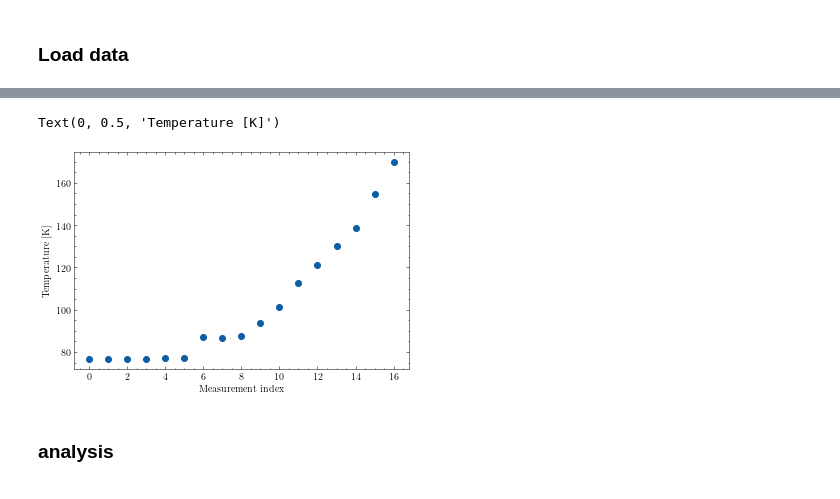
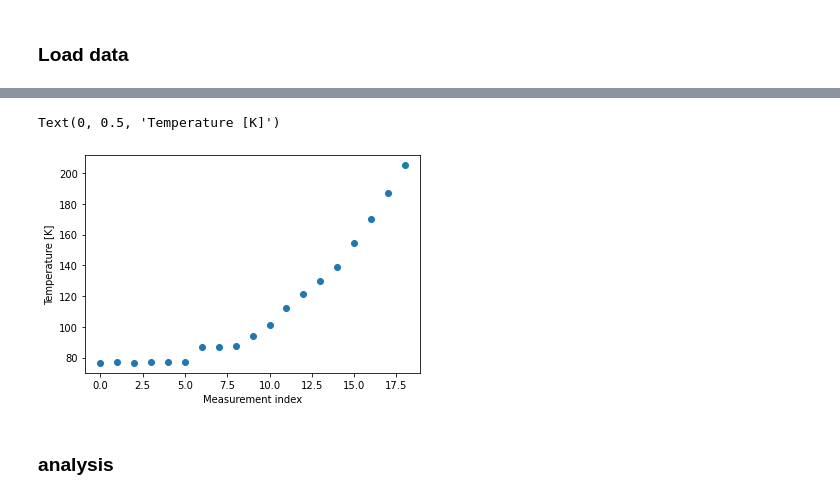
Before and after one commit to emhl/FP1, a Jupyter notebook: SQUID.ipynb, the cells around one changed output, grey strips where cells are left out. Drawn from its saved outputs; the diff is of its cells as text; code cells hidden in the pictures.

```diff
--- a/SQUID.ipynb
+++ b/SQUID.ipynb
@@ -12,7 +12,7 @@ import uncertainties as un
 import uncertainties.unumpy as unp
 from scipy.signal import find_peaks
 import scienceplots
-plt.style.use('science')
+# plt.style.use('science')
 # %%
 # normalize
 def normalize(arr, t_min, t_max):
@@ -75,22 +75,23 @@ plt.plot(liquid_nitrogen['0_x'], liquid_nitrogen['0_y'], label='liquid nitrogen'
 calibr_temp = [21.2+273.15, 77.15]
 calibr_volts = [403*1e-3, 985*1e-3]
 
+calibr_temp = unp.uarray(calibr_temp,[0.4,0.05])
+calibr_volts = unp.uarray(calibr_volts,1.5e-3)
+
 voltrange = np.linspace(300e-3, 1200e-3, 1000)
 
-plt.scatter(calibr_volts, calibr_temp, label='calibration points')
+plt.scatter(unp.nominal_values(calibr_volts), unp.nominal_values(calibr_temp), label='calibration points')
 
-# fit
-def fit_func(x, a, b):
-    return a*x + b
+m = (calibr_temp[1]-calibr_temp[0])/(calibr_volts[1]-calibr_volts[0])
+b = calibr_temp[0] - m*calibr_volts[0]
 
-c , cov = curve_fit(fit_func, calibr_volts, calibr_temp)
-plt.plot(voltrange, fit_func(voltrange, *c), label='fit')
+plt.plot(voltrange, unp.nominal_values(m*voltrange + b), label='fit')
+
+def temp(volt):
+    return m*volt + b
 
 plt.xlabel('Voltage [V]')
 plt.ylabel('Temperature [K]')
 
-print('a =', c[0], 'b =', c[1])
-
-def temp(volt):
-    return fit_func(volt, *c)
+m, b
 # %% [output]
@@ -103,11 +124,11 @@ a = -373.1958762886597 b = 444.74793814432985
 # %%
-voltages = [986, 985.8, 986.6, 985.7, 985.2, 984.8, 958, 959.5, 957, 940, 920, 890, 867, 843, 820, 777, 736]
-temps = temp(np.array(voltages)*1e-3)
-plt.scatter(range(len(temps)), temps, label='measured temperatures')
+voltages = [986, 985.8, 986.6, 985.7, 985.2, 984.8, 958, 959.5, 957, 940, 920, 890, 867, 843, 820, 777, 736,690,642]
+temps = temp(unp.uarray(voltages, 1.2)*1e-3)
+plt.scatter(range(len(temps)), unp.nominal_values(temps), label='measured temperatures')
 plt.xlabel('Measurement index')
 plt.ylabel('Temperature [K]')
 # %% [output]
 Text(0, 0.5, 'Temperature [K]')
-[figure, old version]
+[figure, new version]
 # %% [markdown]
 ### analysis
```
Also changed, not shown: parts of 15 cells of this notebook.
